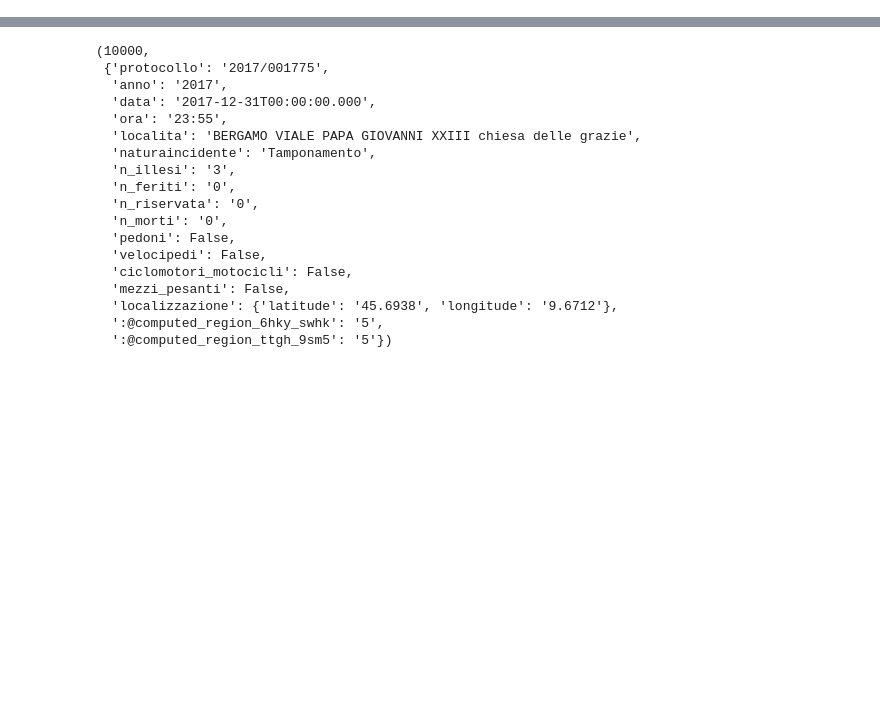
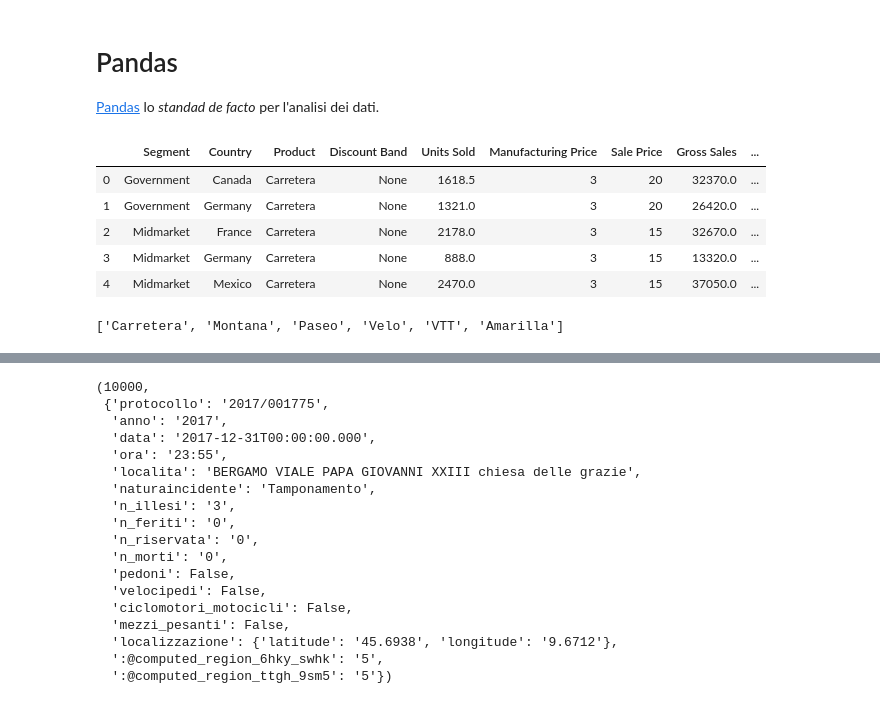
Before and after one commit to mapio/fp-pybg-2019, a Jupyter notebook: moduli/python/06-DataAnalysis.ipynb, the cells around one changed output, grey strips where cells are left out. Drawn from its saved outputs; the diff is of its cells as text; code cells hidden in the pictures; blank space fills up the shorter version.

```diff
--- a/moduli/python/06-DataAnalysis.ipynb
+++ b/moduli/python/06-DataAnalysis.ipynb
@@ -0,0 +1,22 @@
+# %% [markdown]
+# Pandas
+
+[Pandas](https://pandas.pydata.org/) lo *standad de facto* per l'analisi dei dati.
+# %%
+import pandas as pd
+
+url = 'http://download.microsoft.com/download/1/4/E/14EDED28-6C58-4055-A65C-23B4DA81C4DE/Financial%20Sample.xlsx'
+
+df = pd.read_excel(url)
+df.head()
+# %% [output]
+|  | Segment | Country | Product | Discount Band | Units Sold | Manufacturing Price | Sale Price | Gross Sales | ... |
+| 0 | Government | Canada | Carretera | None | 1618.5 | 3 | 20 | 32370.0 | ... |
+| 1 | Government | Germany | Carretera | None | 1321.0 | 3 | 20 | 26420.0 | ... |
+| 2 | Midmarket | France | Carretera | None | 2178.0 | 3 | 15 | 32670.0 | ... |
+| 3 | Midmarket | Germany | Carretera | None | 888.0 | 3 | 15 | 13320.0 | ... |
+| 4 | Midmarket | Mexico | Carretera | None | 2470.0 | 3 | 15 | 37050.0 | ... |
+# %%
+df.Product.unique().tolist()
+# %% [output]
+['Carretera', 'Montana', 'Paseo', 'Velo', 'VTT', 'Amarilla']
```
Also changed, not shown: parts of 11 cells of this notebook, 1 other file.
